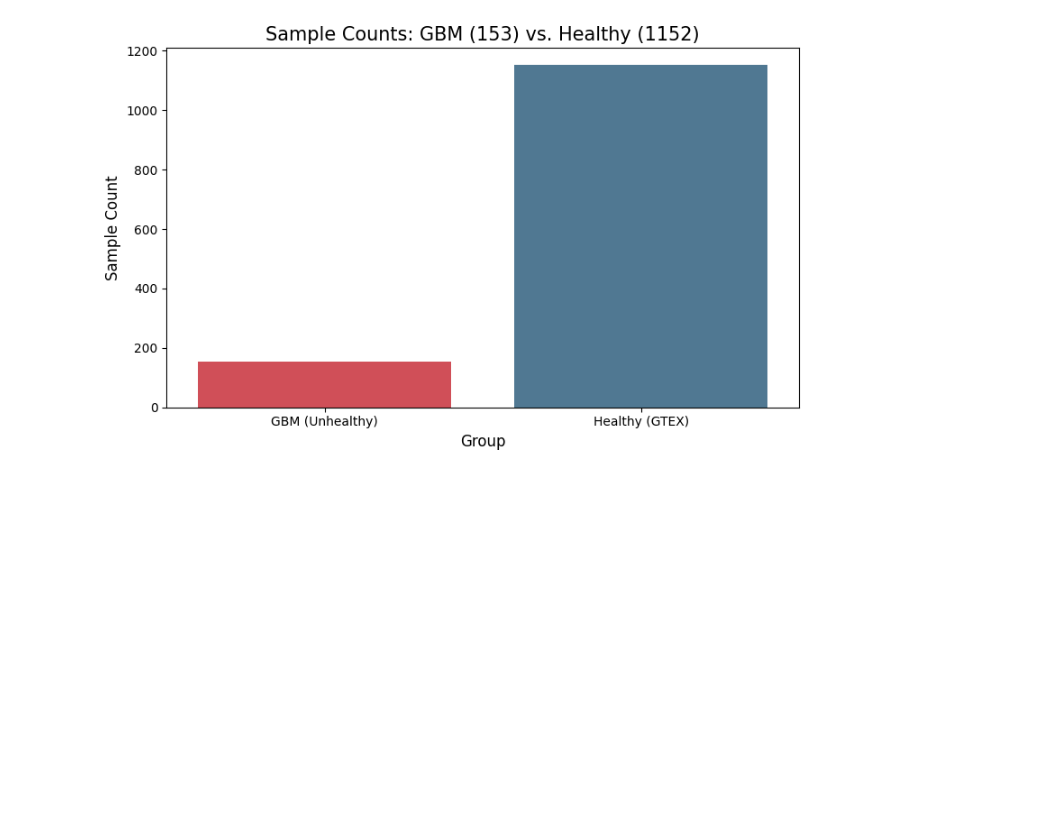
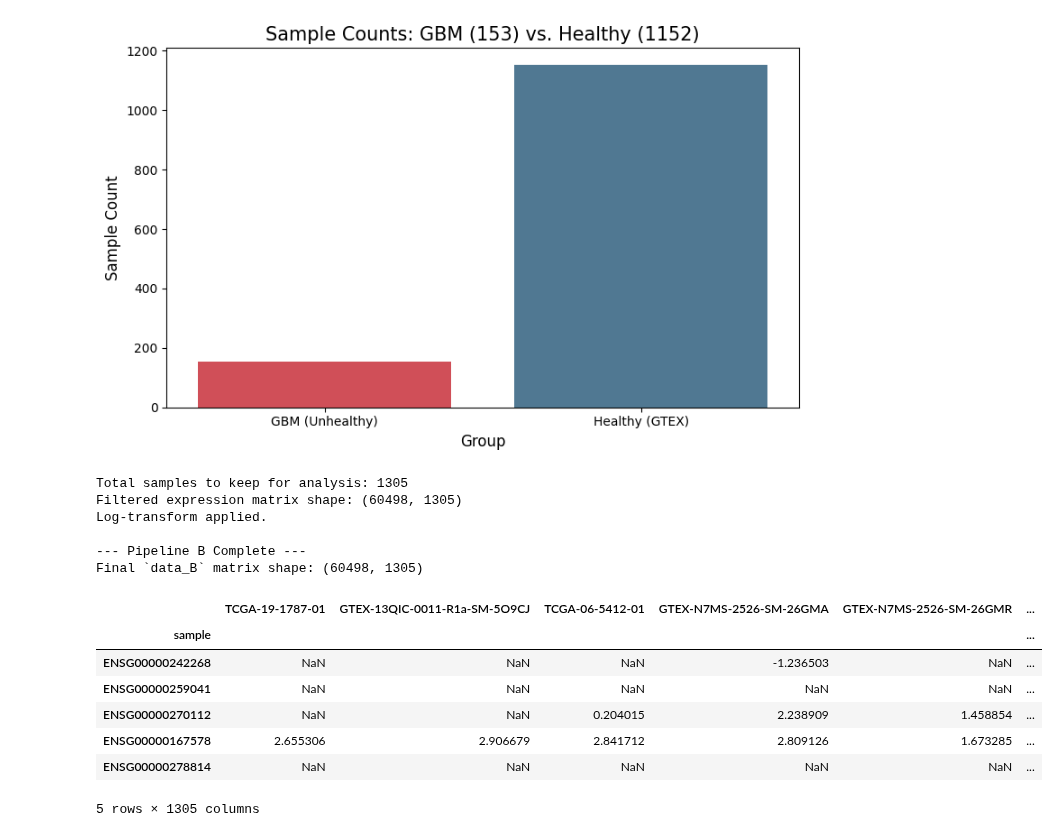
Before and after one commit to tobitotaku/ai-brain-tumor, a Jupyter notebook: preprocessing_stream_b.ipynb, the cells around one changed output. Cells and saved outputs as stored; diff of their text form; code cells hidden in the pictures; blank space fills up the shorter version.

Commit message:
filtered expression matrix shape. log transform back to bell curve.

```diff
--- a/preprocessing_stream_b.ipynb
+++ b/preprocessing_stream_b.ipynb
@@ -333,7 +333,7 @@ b_gtex_plot_df = b_gtex_metadata.copy()
 b_gtex_plot_df['label'] = 'Healthy (GTEX)'
 
 # Concatenate them
-b_plot_metadata_df = pd.concat([b_gbm_plot_df, b_gtex_plot_df])
+b_combined_metadata = pd.concat([b_gbm_plot_df, b_gtex_plot_df])
 
 # --- 3. Create the single plot ---
 
@@ -345,7 +345,7 @@ plot_title = f'Sample Counts: GBM ({num_gbm}) vs. Healthy ({num_gtex})'
 
 sns.countplot(
     x='label', # Use x-axis for a vertical bar chart
-    data=b_plot_metadata_df,
+    data=b_combined_metadata,
     hue='label', # Use hue to get colors
     legend=False,
     palette=['#E63946', '#457B9D'] # Red for unhealthy, Blue for healthy
@@ -358,3 +358,52 @@ plt.tight_layout()
 plt.show()
 # %% [output]
 [figure]
+# %%
+# --- 1. Combine Metadata & Get Final Sample List ---
+# We already created b_gbm_metadata and b_gtex_metadata in the last step
+b_samples_to_keep = b_combined_metadata['sample'].tolist()
+
+print(f"Total samples to keep for analysis: {len(b_samples_to_keep)}")
+
+# --- 2. Filter Expression Data ---
+# Select only the columns (samples) we want
+# We use .copy() to prevent pandas warnings
+b_filtered_tpm_df = b_xena_expression_df[
+    b_xena_expression_df.columns.intersection(b_samples_to_keep)
+].copy()
+
+# --- 3. Clean Gene IDs ---
+# Clean gene IDs (e.g., 'ENSG00000000003.15' -> 'ENSG00000000003')
+b_filtered_tpm_df.index = b_filtered_tpm_df.index.str.split('.').str[0]
+
+# Remove duplicate genes that might result from cleaning
+b_filtered_tpm_df = b_filtered_tpm_df[~b_filtered_tpm_df.index.duplicated()]
+
+print(f"Filtered expression matrix shape: {b_filtered_tpm_df.shape}")
+
+# --- 4. Log-Transform (This is the crucial step) ---
+# Apply log2(x + 1) to the TPM values
+# This creates our final data matrix for analysis
+data_B = np.log2(b_filtered_tpm_df + 1)
+
+print("Log-transform applied.")
+
+# --- 5. Verify Final `data_B` ---
+print("\n--- Pipeline B Complete ---")
+print(f"Final `data_B` matrix shape: {data_B.shape}")
+display(data_B.head())
+# %% [output]
+Total samples to keep for analysis: 1305
+Filtered expression matrix shape: (60498, 1305)
+Log-transform applied.
+
+--- Pipeline B Complete ---
+Final `data_B` matrix shape: (60498, 1305)
+|  | TCGA-19-1787-01 | GTEX-13QIC-0011-R1a-SM-5O9CJ | TCGA-06-5412-01 | GTEX-N7MS-2526-SM-26GMA | GTEX-N7MS-2526-SM-26GMR | ... |
+| sample |  |  |  |  |  | ... |
+| ENSG00000242268 | NaN | NaN | NaN | -1.236503 | NaN | ... |
+| ENSG00000259041 | NaN | NaN | NaN | NaN | NaN | ... |
+| ENSG00000270112 | NaN | NaN | 0.204015 | 2.238909 | 1.458854 | ... |
+| ENSG00000167578 | 2.655306 | 2.906679 | 2.841712 | 2.809126 | 1.673285 | ... |
+| ENSG00000278814 | NaN | NaN | NaN | NaN | NaN | ... |
+5 rows × 1305 columns
```
Also changed, not shown: parts of 1 cell of this notebook.
